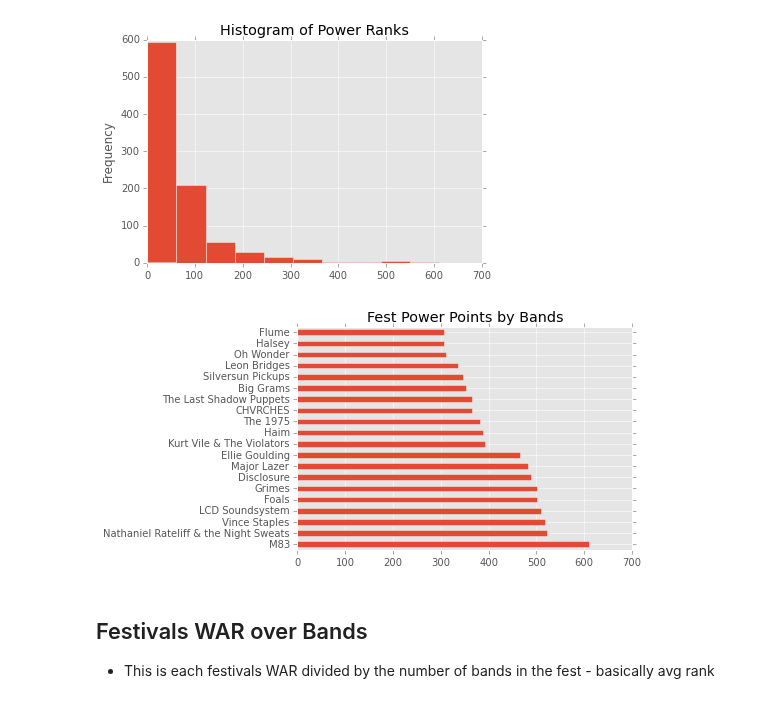
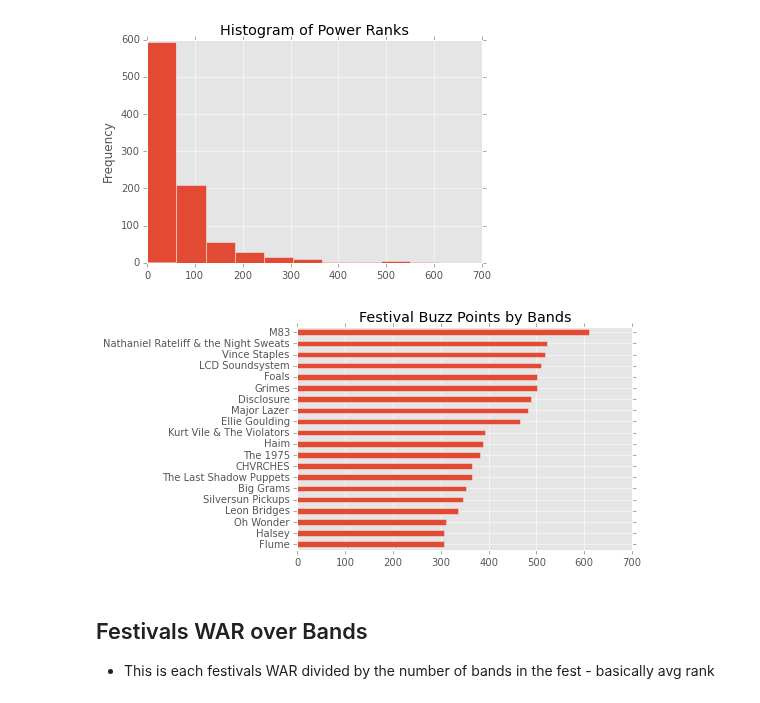
Before and after one commit to hunterowens/hunterowens.github.io, a Jupyter notebook: notebooks/new_power_ranks.ipynb, the cells around one changed output. Drawn from its saved outputs; the diff is of its cells as text; code cells hidden in the pictures.

Commit message:
flip the charts for @robmitchum

```diff
--- a/notebooks/new_power_ranks.ipynb
+++ b/notebooks/new_power_ranks.ipynb
@@ -212,11 +212,11 @@ ax.get_figure().savefig('./festival_extras/histpowerrank.svg')
 [figure]
 # %%
 # Top 10
-ax = power_rank_df['powerRank'].sort_values(ascending=False).head(20).plot(kind="barh", title=
+ax = power_rank_df['powerRank'].sort_values().tail(20).plot(kind="barh", title=
                                                                       "Festival Buzz Points by Bands")
 ax.get_figure().savefig('./festival_extras/festpowerbyband.svg', bbox_inches='tight')
 # %% [output]
-[figure, old version]
+[figure, new version]
 # %% [markdown]
 ## Festivals WAR over Bands
 * This is each festivals WAR divided by the number of bands in the fest  - basically avg rank
```
Also changed, not shown: parts of 1 cell of this notebook, 2 other files.
